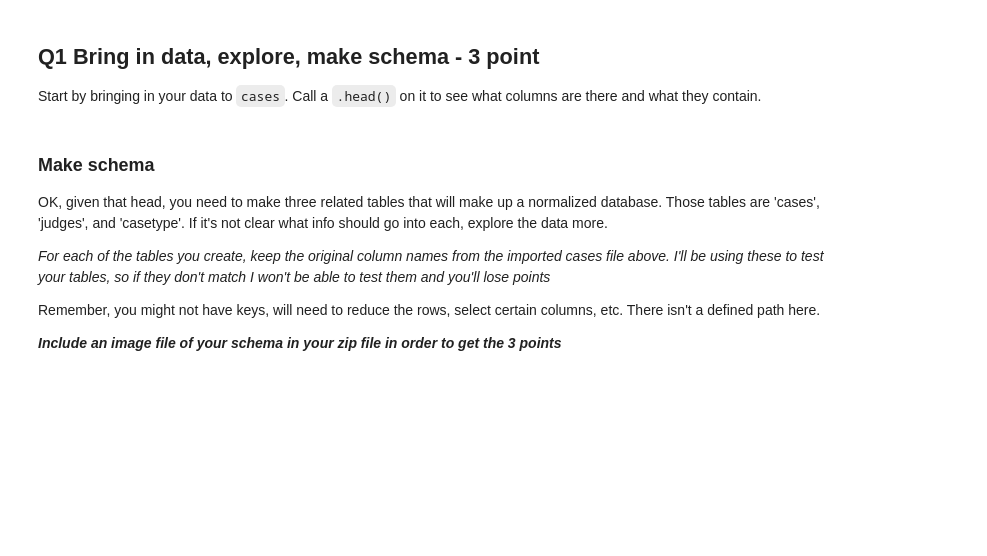
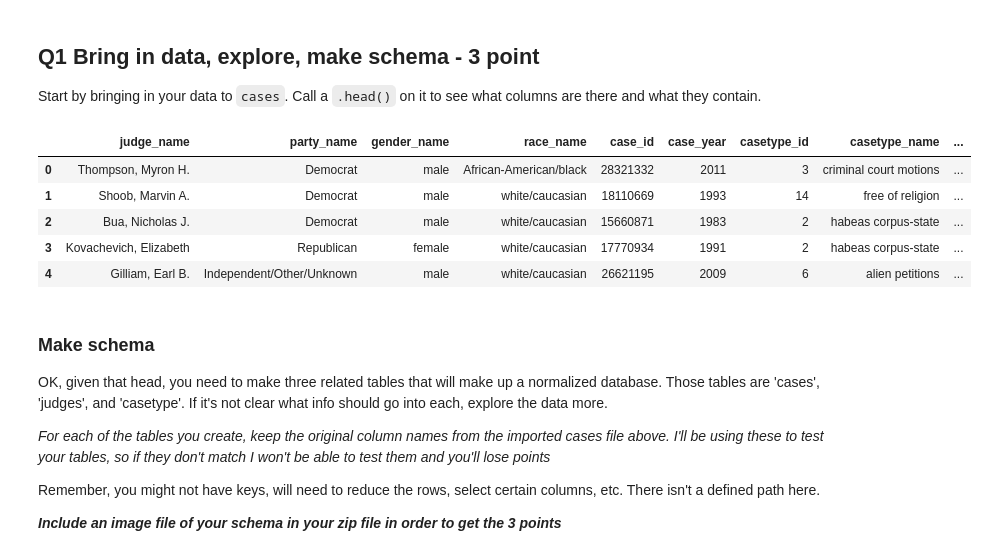
Before and after one commit to alostmathematician/ISTA-366, a Jupyter notebook: ISTA_322_Fa23_HW4_qin_xu.ipynb, the cells around one changed output. Cells and saved outputs as stored; diff of their text form; code cells hidden in the pictures; blank space fills up the shorter version.

```diff
--- a/ISTA_322_Fa23_HW4_qin_xu.ipynb
+++ b/ISTA_322_Fa23_HW4_qin_xu.ipynb
@@ -30,8 +30,15 @@ import pandas as pd
 cases = pd.read_csv('https://docs.google.com/spreadsheets/d/1AWLK06JOlSKImgoHNTbj7oXR5mRfsL2WWeQF6ofMq1g/gviz/tq?tqx=out:csv')
 # %%
 # head of cases
-...
+cases.head()
 ## Q1 Your function ends here - Any code outside of these start/end markers won't be graded
+# %% [output]
+|  | judge_name | party_name | gender_name | race_name | case_id | case_year | casetype_id | casetype_name | ... |
+| 0 | Thompson, Myron H. | Democrat | male | African-American/black | 28321332 | 2011 | 3 | criminal court motions | ... |
+| 1 | Shoob, Marvin A. | Democrat | male | white/caucasian | 18110669 | 1993 | 14 | free of religion | ... |
+| 2 | Bua, Nicholas J. | Democrat | male | white/caucasian | 15660871 | 1983 | 2 | habeas corpus-state | ... |
+| 3 | Kovachevich, Elizabeth | Republican | female | white/caucasian | 17770934 | 1991 | 2 | habeas corpus-state | ... |
+| 4 | Gilliam, Earl B. | Independent/Other/Unknown | male | white/caucasian | 26621195 | 2009 | 6 | alien petitions | ... |
 # %% [markdown]
 ### Make schema
 
```
Also changed, not shown: parts of 21 cells of this notebook, 1 other file.
